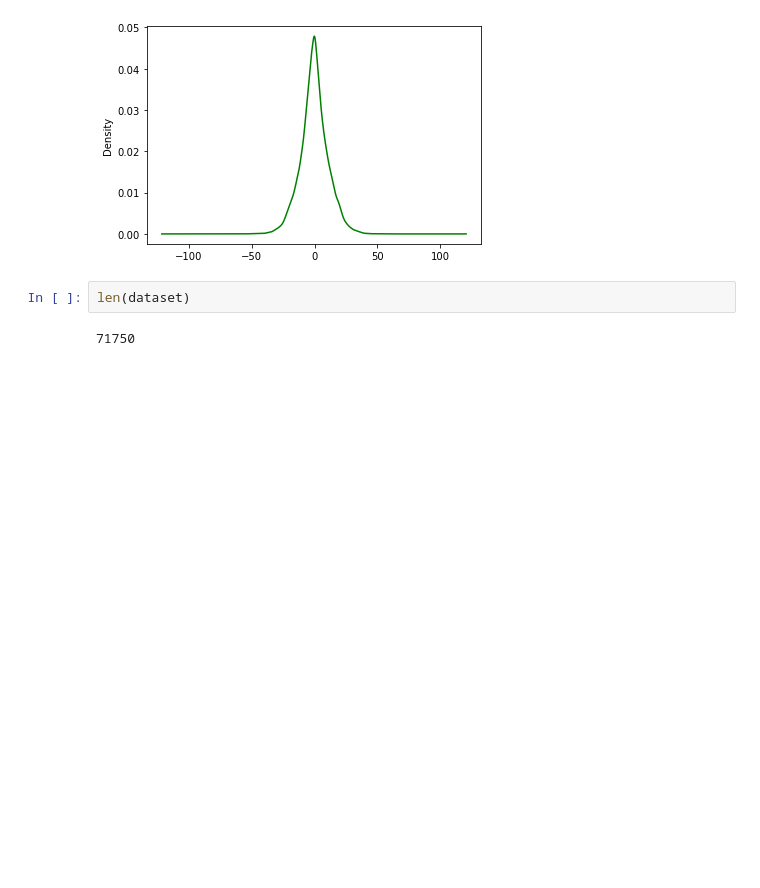
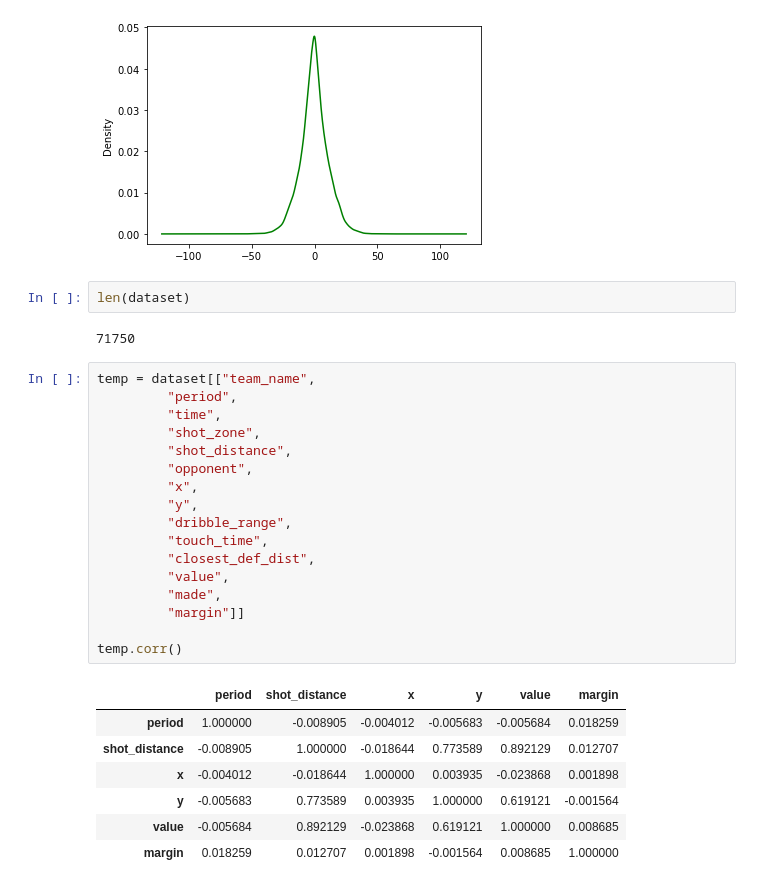
Before and after one commit to rishabh28patni/nba-play-by-play-probability-generator, a Jupyter notebook: exploratory_data_analysis.ipynb, the cells around one changed output. Saved outputs shown, nothing was run; the diff lists cells and outputs as text; blank space fills up the shorter version.

```diff
--- a/exploratory_data_analysis.ipynb
+++ b/exploratory_data_analysis.ipynb
@@ -118,3 +121,28 @@ dataset["margin"].plot.density(color='green')
 len(dataset)
 # %% [output]
 71750
+# %%
+temp = dataset[["team_name",
+         "period",
+         "time",
+         "shot_zone",
+         "shot_distance",
+         "opponent",
+         "x",
+         "y",
+         "dribble_range",
+         "touch_time",
+         "closest_def_dist",
+         "value",
+         "made",
+         "margin"]]
+
+temp.corr()
+# %% [output]
+|  | period | shot_distance | x | y | value | margin |
+| period | 1.000000 | -0.008905 | -0.004012 | -0.005683 | -0.005684 | 0.018259 |
+| shot_distance | -0.008905 | 1.000000 | -0.018644 | 0.773589 | 0.892129 | 0.012707 |
+| x | -0.004012 | -0.018644 | 1.000000 | 0.003935 | -0.023868 | 0.001898 |
+| y | -0.005683 | 0.773589 | 0.003935 | 1.000000 | 0.619121 | -0.001564 |
+| value | -0.005684 | 0.892129 | -0.023868 | 0.619121 | 1.000000 | 0.008685 |
+| margin | 0.018259 | 0.012707 | 0.001898 | -0.001564 | 0.008685 | 1.000000 |
```
Also changed, not shown: parts of 1 cell of this notebook, 1 other file.
